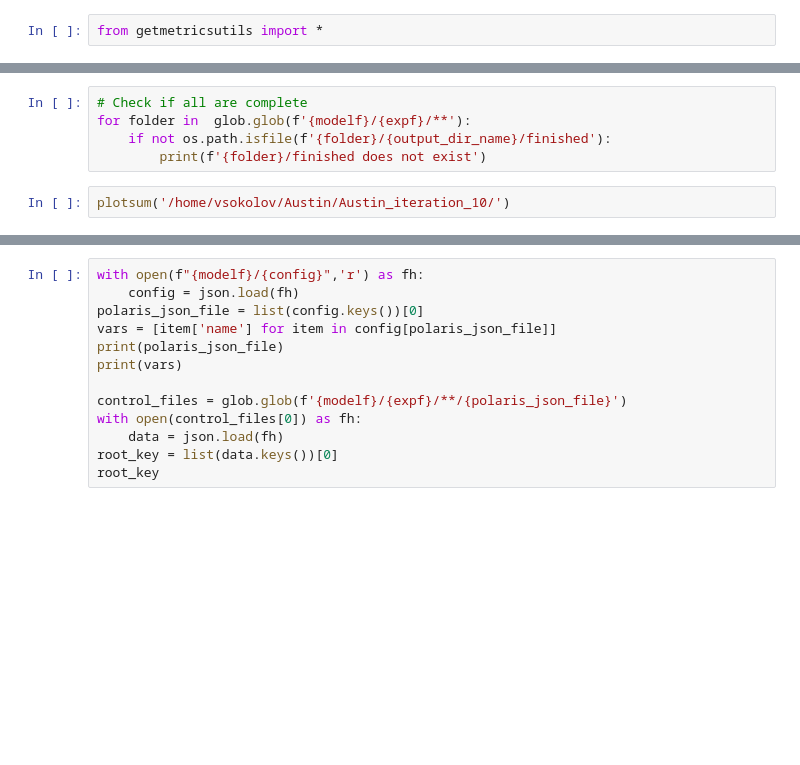
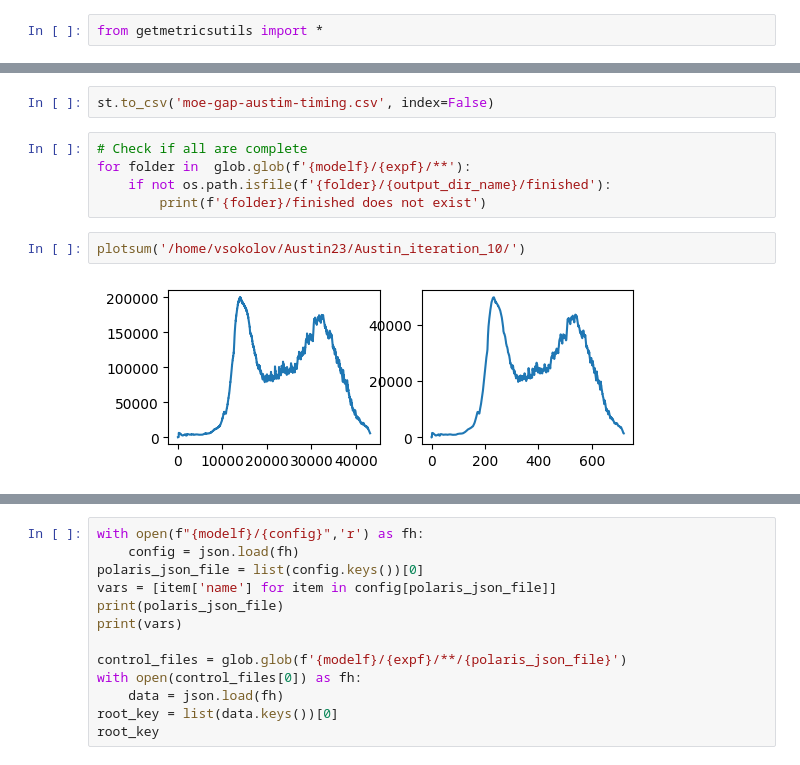
Before and after one commit to VadimSokolov/polarisopt, a Jupyter notebook: nb/get-metrics.ipynb, the cells around one changed output, grey strips where cells are left out. Drawn from its saved outputs; the diff is of its cells as text; blank space fills up the shorter version.

```diff
--- a/nb/get-metrics.ipynb
+++ b/nb/get-metrics.ipynb
@@ -9,8 +60,12 @@ metrics_file = f'{modelf}/scratch/aus-mc-timing.csv'
+# %%
+st.to_csv('moe-gap-austim-timing.csv', index=False)
 # %%
 # Check if all are complete
 for folder in  glob.glob(f'{modelf}/{expf}/**'):
     if not os.path.isfile(f'{folder}/{output_dir_name}/finished'):
         print(f'{folder}/finished does not exist')
 # %%
-plotsum('/home/vsokolov/Austin/Austin_iteration_10/')
+plotsum('/home/vsokolov/Austin23/Austin_iteration_10/')
+# %% [output]
+[figure, added]
 # %%
```
Also changed, not shown: parts of 6 cells of this notebook, 3 other files.
